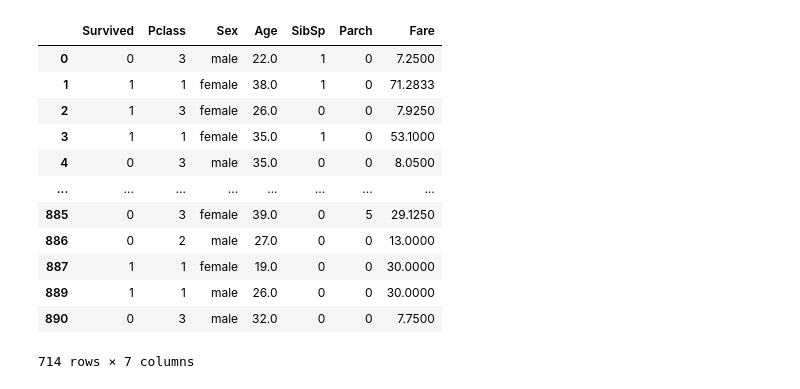
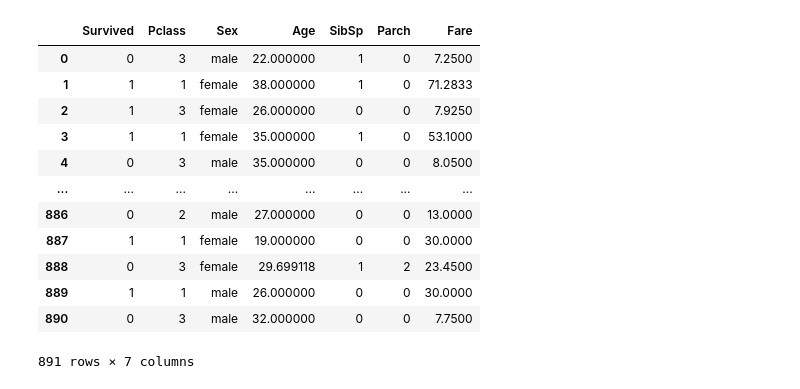
Before and after one commit to asndiallo/machine-learning, a Jupyter notebook: Cours & TP/1-KNN/titanic.ipynb, the cells around one changed output. Saved outputs shown, nothing was run; the diff lists cells and outputs as text; code cells hidden in the pictures.

```diff
--- a/Cours & TP/1-KNN/titanic.ipynb
+++ b/Cours & TP/1-KNN/titanic.ipynb
@@ -9,28 +9,31 @@ from sklearn.metrics import accuracy_score
 # %%
 # load data
 data_train = pd.read_csv('./data/titanic/train.csv')
 
 # remove the unnecessary columns
 data_train.drop(['PassengerId', 'Name', 'Cabin', 'Embarked', 'Ticket'], axis=1, inplace=True)
 
+# fill the missing values in the Age column with the mean of the column
+data_train.fillna(data_train.Age.mean(), inplace=True)
+
 # remove the rows with missing values
-data_train.dropna(inplace=True)
+data_train.dropna(axis=0, inplace=True)
 
 data_train
 # %% [output]
 |  | Survived | Pclass | Sex | Age | SibSp | Parch | Fare |
-| 0 | 0 | 3 | male | 22.0 | 1 | 0 | 7.2500 |
-| 1 | 1 | 1 | female | 38.0 | 1 | 0 | 71.2833 |
-| 2 | 1 | 3 | female | 26.0 | 0 | 0 | 7.9250 |
-| 3 | 1 | 1 | female | 35.0 | 1 | 0 | 53.1000 |
-| 4 | 0 | 3 | male | 35.0 | 0 | 0 | 8.0500 |
+| 0 | 0 | 3 | male | 22.000000 | 1 | 0 | 7.2500 |
+| 1 | 1 | 1 | female | 38.000000 | 1 | 0 | 71.2833 |
+| 2 | 1 | 3 | female | 26.000000 | 0 | 0 | 7.9250 |
+| 3 | 1 | 1 | female | 35.000000 | 1 | 0 | 53.1000 |
+| 4 | 0 | 3 | male | 35.000000 | 0 | 0 | 8.0500 |
 | ... | ... | ... | ... | ... | ... | ... | ... |
-| 885 | 0 | 3 | female | 39.0 | 0 | 5 | 29.1250 |
-| 886 | 0 | 2 | male | 27.0 | 0 | 0 | 13.0000 |
-| 887 | 1 | 1 | female | 19.0 | 0 | 0 | 30.0000 |
-| 889 | 1 | 1 | male | 26.0 | 0 | 0 | 30.0000 |
-| 890 | 0 | 3 | male | 32.0 | 0 | 0 | 7.7500 |
+| 886 | 0 | 2 | male | 27.000000 | 0 | 0 | 13.0000 |
+| 887 | 1 | 1 | female | 19.000000 | 0 | 0 | 30.0000 |
+| 888 | 0 | 3 | female | 29.699118 | 1 | 2 | 23.4500 |
+| 889 | 1 | 1 | male | 26.000000 | 0 | 0 | 30.0000 |
+| 890 | 0 | 3 | male | 32.000000 | 0 | 0 | 7.7500 |
-714 rows × 7 columns
+891 rows × 7 columns
 # %%
 # encode the 'Sex' column
 data_train = pd.get_dummies(data_train, columns=['Sex'], drop_first=True)
```
Also changed, not shown: parts of 3 cells of this notebook.
